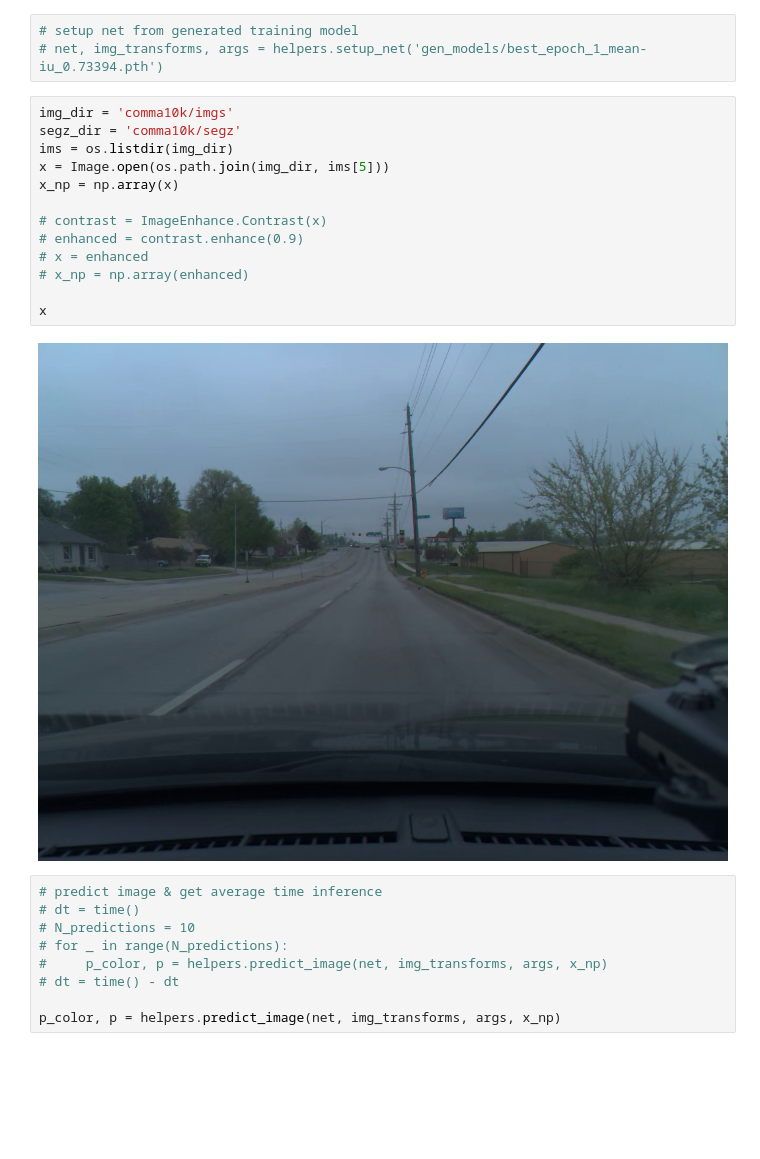
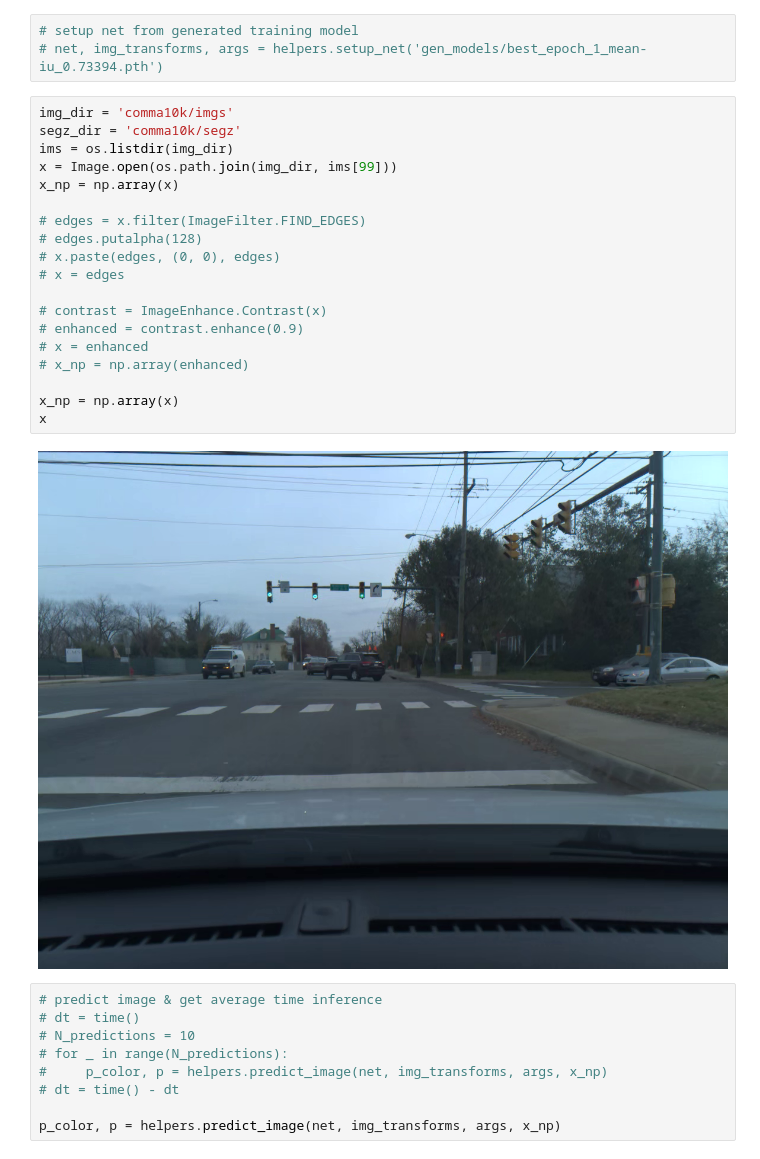
Before and after one commit to McCrearyD/semantic-segmentation, a Jupyter notebook: Setup.ipynb, the cells around one changed output. Saved outputs shown, nothing was run; the diff lists cells and outputs as text; blank space fills up the shorter version.

Commit message:
Best showcase image

```diff
--- a/Setup.ipynb
+++ b/Setup.ipynb
@@ -19,18 +19,24 @@ Net restored.
 # %%
 img_dir = 'comma10k/imgs'
 segz_dir = 'comma10k/segz'
 ims = os.listdir(img_dir)
-x = Image.open(os.path.join(img_dir, ims[5]))
+x = Image.open(os.path.join(img_dir, ims[99]))
 x_np = np.array(x)
+
+# edges = x.filter(ImageFilter.FIND_EDGES)
+# edges.putalpha(128)
+# x.paste(edges, (0, 0), edges)
+# x = edges
 
 # contrast = ImageEnhance.Contrast(x)
 # enhanced = contrast.enhance(0.9)
 # x = enhanced
 # x_np = np.array(enhanced)
 
+x_np = np.array(x)
 x
 # %% [output]
-[figure, old version]
+[figure, new version]
 # %%
 # predict image & get average time inference
 # dt = time()
```
Also changed, not shown: parts of 4 cells of this notebook.
